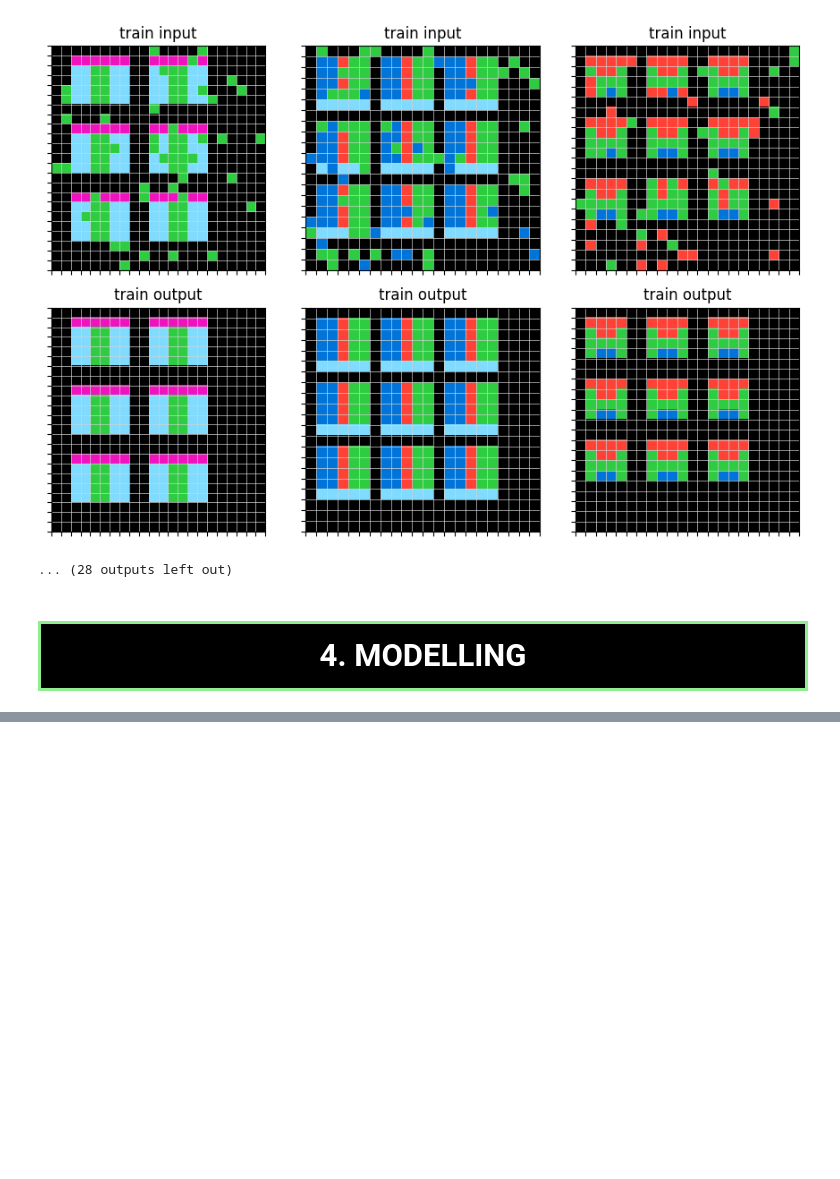
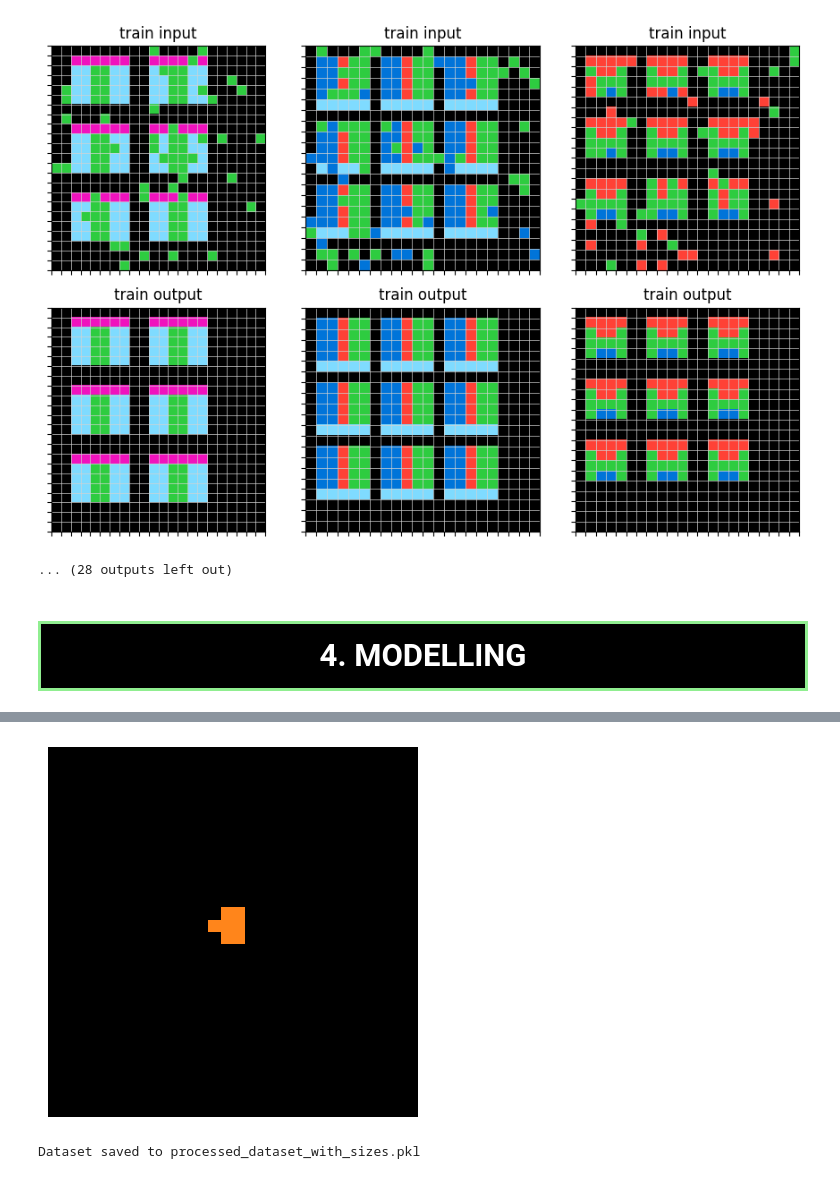
Before and after one commit to Korck-lab/labs, a Jupyter notebook: ARC-2024-Korck.ipynb, the cells around one changed output, grey strips where cells are left out. Saved outputs shown, nothing was run; the diff lists cells and outputs as text; code cells hidden in the pictures; blank space fills up the shorter version.

```diff
--- a/ARC-2024-Korck.ipynb
+++ b/ARC-2024-Korck.ipynb
@@ -288,0 +547,18 @@ As soon as)
+# %%
+import h5py
+
+# Load the dataset using h5py
+def load_dataset_h5py(filename):
+    with h5py.File(filename, 'r') as f:
+        train_input_rgb = np.array(f['train_input_rgb'])
+        train_output_rgb = np.array(f['train_output_rgb'])
+        labels = np.array(f['labels']).astype(str)
+    return train_input_rgb, train_output_rgb, labels
+
+# Example usage
+train_input_rgb, train_output_rgb, labels = load_dataset_h5py('processed_dataset.h5')
+
+# Display the first example
+display_with_matplotlib(train_input_rgb[0])
+# %% [output]
+[figure, added]
@@ -288,0 +618,35 @@ As soon as)
+# %%
+# Process and save the dataset with size information
+def save_dataset_with_sizes(training_challenges, filename):
+    max_rows, max_cols = find_max_dimensions(training_challenges)
+    dataset = {
+        'train_input_rgb': [],
+        'train_output_rgb': [],
+        'input_sizes': [],
+        'output_sizes': [],
+        'labels': []
+    }
+
+    for i in range(len(training_challenges)):
+        t = list(training_challenges)[i]
+        task = training_challenges[t]
+        print(f'Processing Set #{i}, {t}', end='\r')
+        train_input_rgb, train_output_rgb = get_padded_rgb_task(task, max_rows, max_cols)
+        for j in range(len(task['train'])):
+            input_matrix = task['train'][j]['input']
+            output_matrix = task['train'][j]['output']
+            dataset['train_input_rgb'].append(train_input_rgb[j])
+            dataset['train_output_rgb'].append(train_output_rgb[j])
+            dataset['input_sizes'].append((len(input_matrix), len(input_matrix[0])))
+            dataset['output_sizes'].append((len(output_matrix), len(output_matrix[0])))
+            dataset['labels'].append(t)
+
+    # Save the dataset to a file using pickle
+    with open(filename, 'wb') as f:
+        pickle.dump(dataset, f)
+
+    print(f'Dataset saved to {filename}')
+
+save_dataset_with_sizes(training_challenges, 'processed_dataset_with_sizes.pkl')
+# %% [output]
+Dataset saved to processed_dataset_with_sizes.pkl
```
Also changed, not shown: parts of 17 cells of this notebook.
